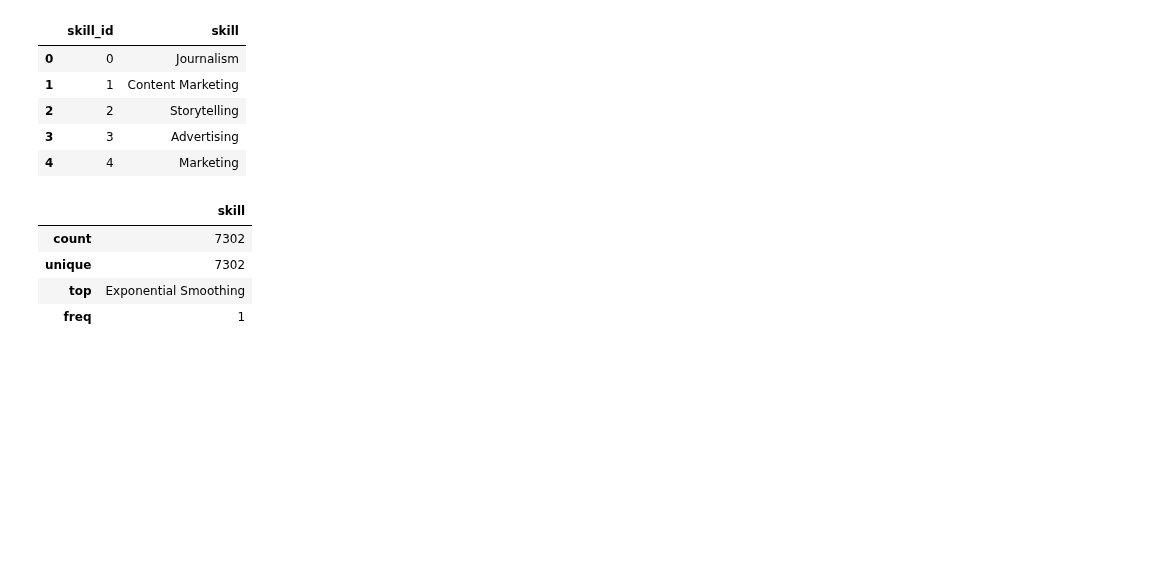
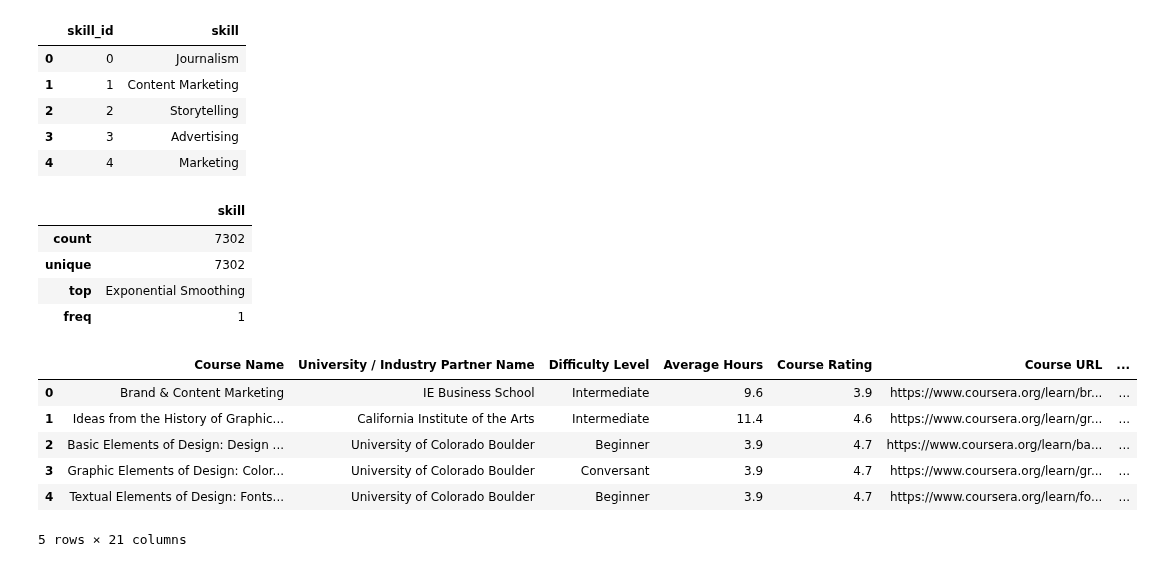
Before and after one commit to binxuankong/skills-ontology-project, a Jupyter notebook: Coursera Skills.ipynb, the cells around one changed output. Cells and saved outputs as stored; diff of their text form; code cells hidden in the pictures; blank space fills up the shorter version.

```diff
--- a/Coursera Skills.ipynb
+++ b/Coursera Skills.ipynb
@@ -283,3 +283,14 @@ df_skills.describe(include='object')
 df.to_csv('coursera_skills/coursera_full.csv', index=False)
 df_skills.to_csv('coursera_skills/coursera_skills.csv', index=False)
 df_domain.to_csv('coursera_skills/coursera_domains.csv')
+# %%
+df_course = pd.read_excel(file1, sheet_name='All Enterprise Courses_19Nov202', header=2)
+df_course.head()
+# %% [output]
+|  | Course Name | University / Industry Partner Name | Difficulty Level | Average Hours | Course Rating | Course URL | ... |
+| 0 | Brand & Content Marketing | IE Business School | Intermediate | 9.6 | 3.9 | https://www.coursera.org/learn/br... | ... |
+| 1 | Ideas from the History of Graphic... | California Institute of the Arts | Intermediate | 11.4 | 4.6 | https://www.coursera.org/learn/gr... | ... |
+| 2 | Basic Elements of Design: Design ... | University of Colorado Boulder | Beginner | 3.9 | 4.7 | https://www.coursera.org/learn/ba... | ... |
+| 3 | Graphic Elements of Design: Color... | University of Colorado Boulder | Conversant | 3.9 | 4.7 | https://www.coursera.org/learn/gr... | ... |
+| 4 | Textual Elements of Design: Fonts... | University of Colorado Boulder | Beginner | 3.9 | 4.7 | https://www.coursera.org/learn/fo... | ... |
+5 rows × 21 columns
```
Also changed, not shown: parts of 4 cells of this notebook, 4 other files.
